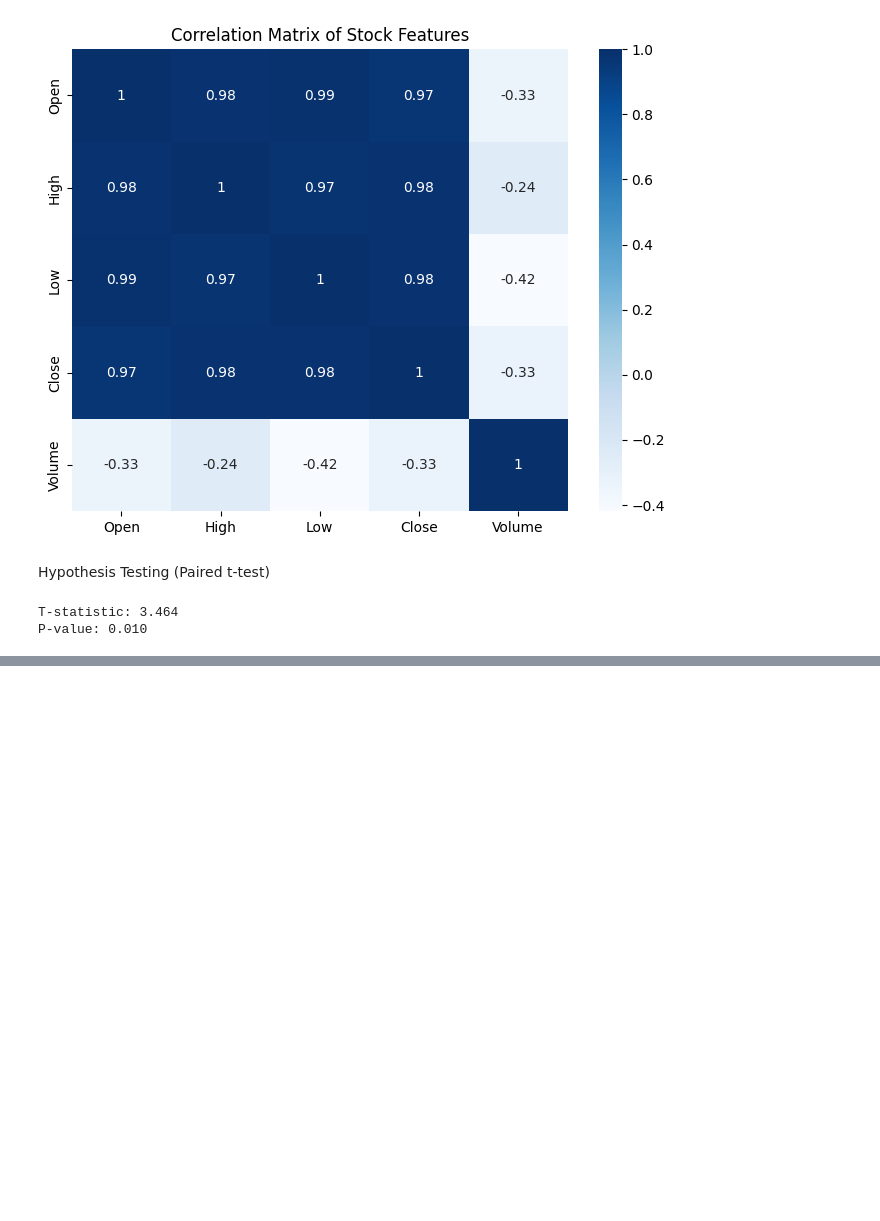
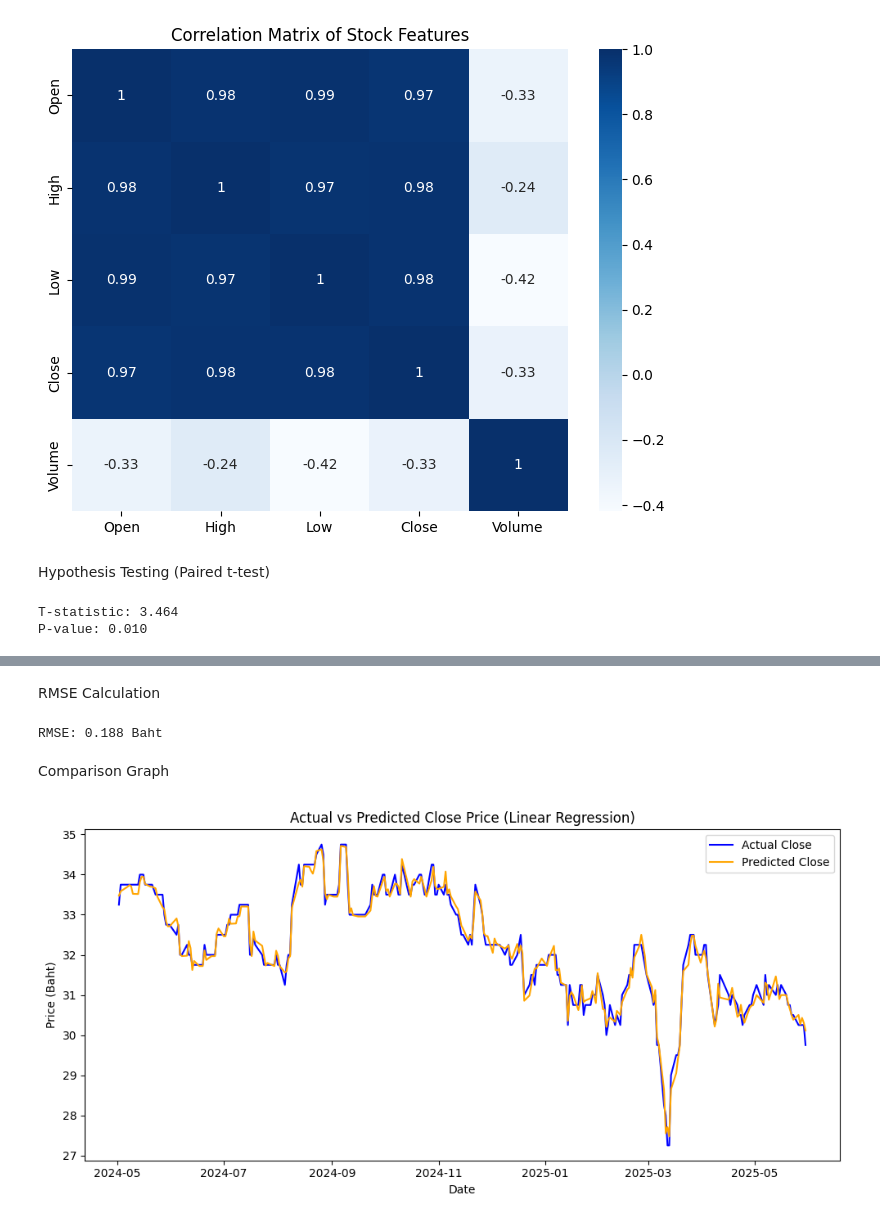
Before and after one commit to Photsawat-hub/ptt-stock-analysis, a Jupyter notebook: stock analysis.ipynb, the cells around one changed output, grey strips where cells are left out. Saved outputs shown, nothing was run; the diff lists cells and outputs as text; code cells hidden in the pictures; blank space fills up the shorter version.

```diff
--- a/stock analysis.ipynb
+++ b/stock analysis.ipynb
@@ -153,0 +159,12 @@ P-value: 0.010
+# %%
+#Prepare data
+X = df_cleaned[['Open', 'High', 'Low', 'Volume']]
+y = df_cleaned['Close']
+
+#Fit Linear Regression
+model = LinearRegression()
+model.fit(X, y)
+
+#Predict Close price by Open price
+df_cleaned['Predicted_Close'] = model.predict(X)
+df_cleaned.head()
@@ -153,0 +178,21 @@ P-value: 0.010
+# %% [markdown]
+RMSE Calculation
+# %%
+rmse = np.sqrt(mean_squared_error(df_cleaned['Close'], df_cleaned['Predicted_Close']))
+print(f"RMSE: {rmse:.3f} Baht")
+# %% [output]
+RMSE: 0.188 Baht
+# %% [markdown]
+Comparison Graph
+# %%
+plt.figure(figsize=(10,5))
+plt.plot(df_cleaned['Date'], df_cleaned['Close'], label='Actual Close', color='blue')
+plt.plot(df_cleaned['Date'], df_cleaned['Predicted_Close'], label='Predicted Close', color='orange')
+plt.xlabel('Date')
+plt.ylabel('Price (Baht)')
+plt.title('Actual vs Predicted Close Price (Linear Regression)')
+plt.legend()
+plt.tight_layout()
+plt.show()
+# %% [output]
+[figure, added]
```
Also changed, not shown: parts of 3 cells of this notebook, 1 other file.
